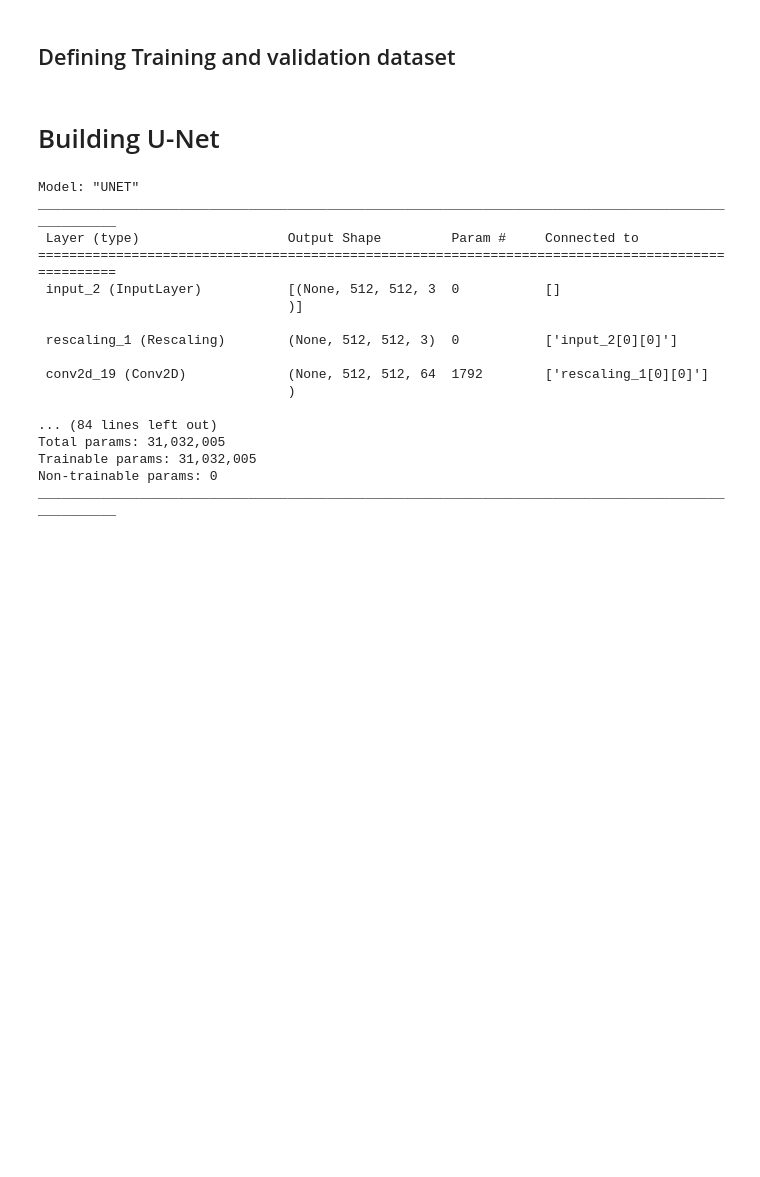
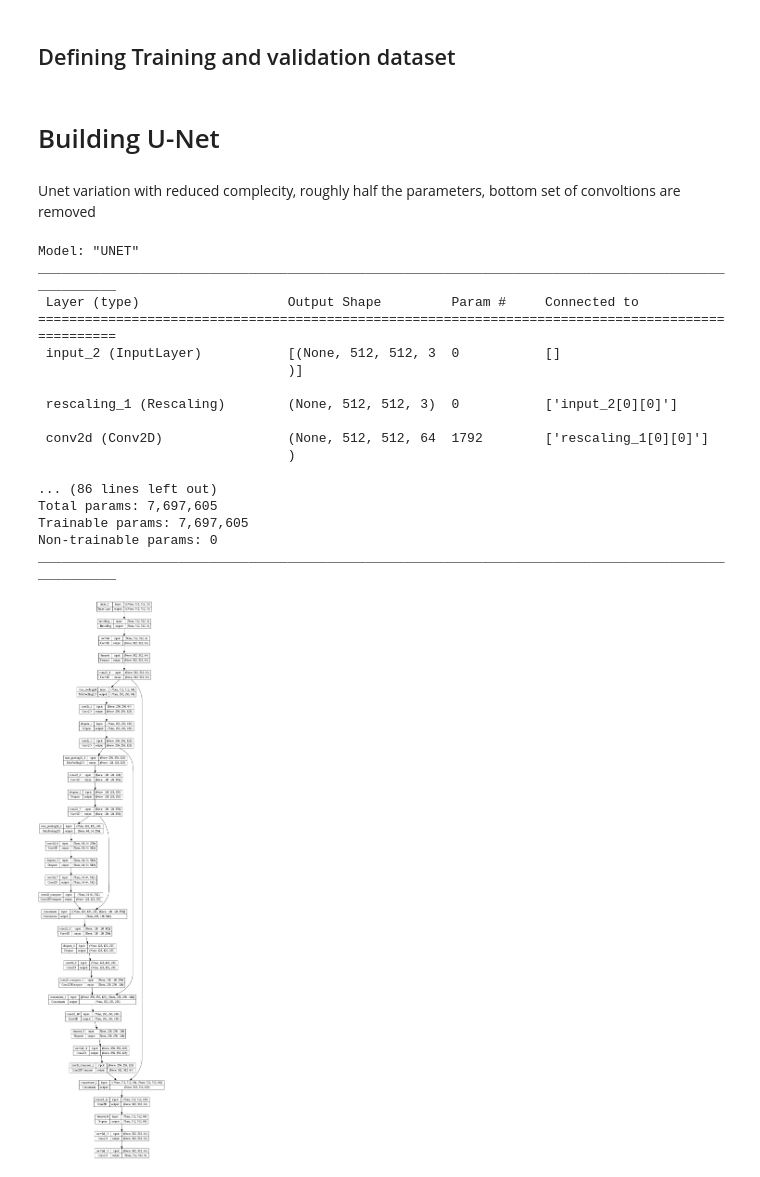
Before and after one commit to Justin-Goodrich/Arial-Semantic-Image-Segmentation, a Jupyter notebook: Arial_Image_Segmentation.ipynb, the cells around one changed output. Drawn from its saved outputs; the diff is of its cells as text; code cells hidden in the pictures; blank space fills up the shorter version.

```diff
--- a/Arial_Image_Segmentation.ipynb
+++ b/Arial_Image_Segmentation.ipynb
@@ -146,6 +262,6 @@ ds_validation = tf.data.Dataset.from_tensor_slices(process_images('val.txt'))
+# %% [markdown]
+# Building U-Net
 # %%
 def validate_input(input_shape,depth):
     if input_shape % 32 == 0: return (input_shape,input_shape,depth)
     raise Exception("input shape is invalid")
-# %% [markdown]
-# Building U-Net
@@ -206,30 +317,70 @@ def build_UNet(INPUT_SHAPE,NUMBER_OF_CLASSES):
 
     return keras.Model(inputs=inputs, outputs=outputs, name="UNET")
+# %% [markdown]
+Unet variation with reduced complecity, roughly half the parameters, bottom set of convoltions are removed
+# %%
+def build_reduced_UNet(INPUT_SHAPE,NUMBER_OF_CLASSES):
+
+    # checks that input shape is divisible by 32
+    inputs = keras.Input(shape=validate_input(INPUT_SHAPE,3))
+    input_rescaled = Rescaling(1./255)(inputs)
+
+    l1 = double_conv(input_rescaled,64)
+
+    max_1 = MaxPool2D(pool_size=(2,2), strides=2, padding='same')(l1)
+
+    l2 = double_conv(max_1,128)
+
+    max_2 = MaxPool2D(pool_size=(2,2), strides=2, padding='same')(l2)
+
+    l3 = double_conv(max_2,256)
+
+    max_3 = MaxPool2D(pool_size=(2,2), strides=2, padding='same')(l3)
+
+    l4 = double_conv(max_3,512)
+
+    up1 = Conv2DTranspose(filters=256, kernel_size = 2, strides=(2, 2), padding='same')(l4)
+    up1 = concatenate(inputs=[up1,l3], axis=3)
+    up1 = double_conv(up1,256)
+
+    up2 = Conv2DTranspose(filters=128, kernel_size = 2, strides=(2, 2), padding='same')(up1)
+    up2 = concatenate(inputs=[up2,l2], axis=3)
+    up2 = double_conv(up2,128)
+
+    up3 = Conv2DTranspose(filters=64, kernel_size = 2, strides=(2, 2), padding='same')(up2)
+    up3 = concatenate(inputs=[up3,l1], axis=3)
+    up3 = double_conv(up3,64)
+
+    outputs = Conv2D(filters=NUMBER_OF_CLASSES, kernel_size = 1, padding='same', activation = 'softmax')(up3)
+
+    return keras.Model(inputs=inputs, outputs=outputs, name="UNET")
 # %%
-UNet = build_UNet(512,5)
+UNet = build_reduced_UNet(512,5)
 
 UNet.compile(
     loss=tf.keras.losses.CategoricalCrossentropy(),
-    optimizer = keras.optimizers.SGD(learning_rate=0.01),
-    metrics=['accuracy', tf.keras.metrics.CategoricalAccuracy()]
+    optimizer = keras.optimizers.Adam(learning_rate=0.001),
+    metrics=['accuracy',tf.keras.metrics.MeanIoU(num_classes=5)]
 )
 
 UNet.summary()
+tf.keras.utils.plot_model(UNet, to_file='Unet.png', show_shapes=True)
 # %% [output]
 Model: "UNET"
 __________________________________________________________________________________________________
  Layer (type)                   Output Shape         Param #     Connected to
 ==================================================================================================
  input_2 (InputLayer)           [(None, 512, 512, 3  0           []
                                 )]
 
  rescaling_1 (Rescaling)        (None, 512, 512, 3)  0           ['input_2[0][0]']
 
- conv2d_19 (Conv2D)             (None, 512, 512, 64  1792        ['rescaling_1[0][0]']
+ conv2d (Conv2D)                (None, 512, 512, 64  1792        ['rescaling_1[0][0]']
                                 )
 
-... (84 lines left out)
-Total params: 31,032,005
-Trainable params: 31,032,005
+... (86 lines left out)
+Total params: 7,697,605
+Trainable params: 7,697,605
 Non-trainable params: 0
 __________________________________________________________________________________________________
+[figure, added]
```
Also changed, not shown: parts of 36 cells of this notebook.
